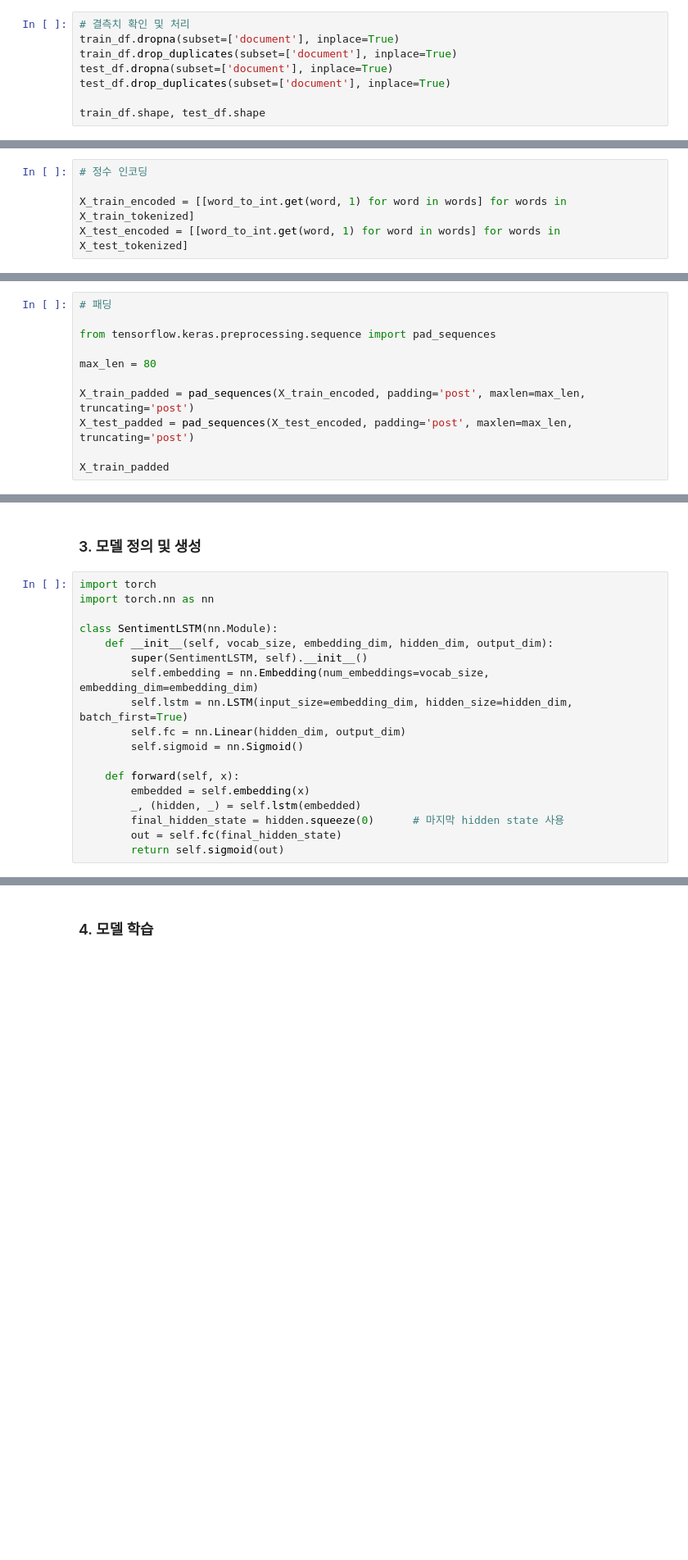
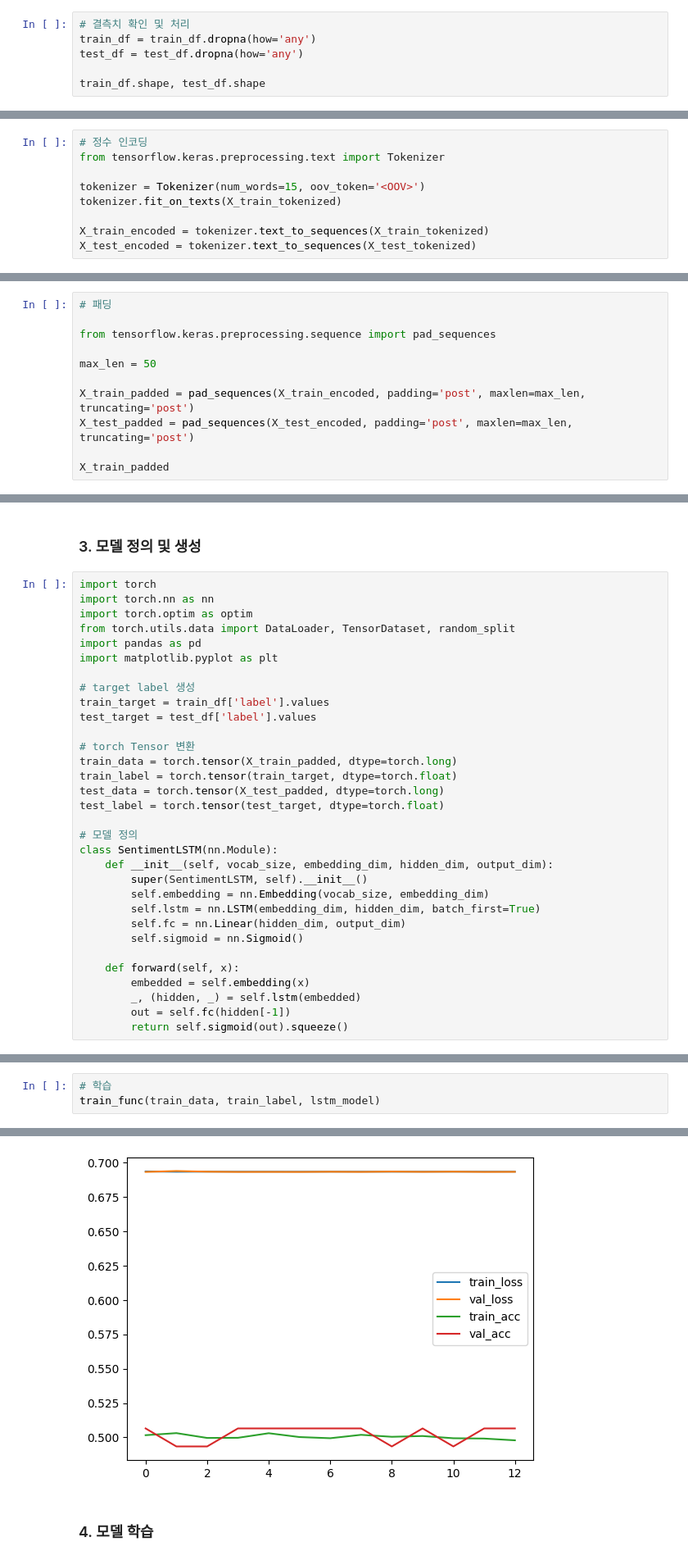
Before and after one commit to minjeon/Sentiment_Analysis, a Jupyter notebook: practice.ipynb, the cells around one changed output, grey strips where cells are left out. Shown: that part at 82% size. Drawn from its saved outputs; the diff is of its cells as text; blank space fills up the shorter version.

```diff
--- a/practice.ipynb
+++ b/practice.ipynb
@@ -33,10 +33,8 @@ display(test_df.head())
 ### 2. 데이터 전처리
 # %%
 # 결측치 확인 및 처리
-train_df.dropna(subset=['document'], inplace=True)
-train_df.drop_duplicates(subset=['document'], inplace=True)
-test_df.dropna(subset=['document'], inplace=True)
-test_df.drop_duplicates(subset=['document'], inplace=True)
+train_df = train_df.dropna(how='any')
+test_df = test_df.dropna(how='any')
 
 train_df.shape, test_df.shape
 # %% [output]
@@ -132,9 +139,13 @@ word_to_int
  ...}
 # %%
 # 정수 인코딩
+from tensorflow.keras.preprocessing.text import Tokenizer
 
-X_train_encoded = [[word_to_int.get(word, 1) for word in words] for words in X_train_tokenized]
-X_test_encoded = [[word_to_int.get(word, 1) for word in words] for words in X_test_tokenized]
+tokenizer = Tokenizer(num_words=15, oov_token='<OOV>')
+tokenizer.fit_on_texts(X_train_tokenized)
+
+X_train_encoded = tokenizer.text_to_sequences(X_train_tokenized)
+X_test_encoded = tokenizer.text_to_sequences(X_test_tokenized)
 # %%
 X_train_encoded
 # %% [output]
@@ -160,7 +171,7 @@ X_train_encoded
 
 from tensorflow.keras.preprocessing.sequence import pad_sequences
 
-max_len = 80
+max_len = 50
 
 X_train_padded = pad_sequences(X_train_encoded, padding='post', maxlen=max_len, truncating='post')
 X_test_padded = pad_sequences(X_test_encoded, padding='post', maxlen=max_len, truncating='post')
@@ -179,19 +190,33 @@ array([[ 9876, 11444,    16, ...,     0,     0,     0],
 # %%
 import torch
 import torch.nn as nn
+import torch.optim as optim
+from torch.utils.data import DataLoader, TensorDataset, random_split
+import pandas as pd
+import matplotlib.pyplot as plt
 
+# target label 생성
+train_target = train_df['label'].values
+test_target = test_df['label'].values
+
+# torch Tensor 변환
+train_data = torch.tensor(X_train_padded, dtype=torch.long)
+train_label = torch.tensor(train_target, dtype=torch.float)
+test_data = torch.tensor(X_test_padded, dtype=torch.long)
+test_label = torch.tensor(test_target, dtype=torch.float)
+
+# 모델 정의
 class SentimentLSTM(nn.Module):
     def __init__(self, vocab_size, embedding_dim, hidden_dim, output_dim):
         super(SentimentLSTM, self).__init__()
-        self.embedding = nn.Embedding(num_embeddings=vocab_size, embedding_dim=embedding_dim)
-        self.lstm = nn.LSTM(input_size=embedding_dim, hidden_size=hidden_dim, batch_first=True)
+        self.embedding = nn.Embedding(vocab_size, embedding_dim)
+        self.lstm = nn.LSTM(embedding_dim, hidden_dim, batch_first=True)
         self.fc = nn.Linear(hidden_dim, output_dim)
         self.sigmoid = nn.Sigmoid()
 
     def forward(self, x):
         embedded = self.embedding(x)
         _, (hidden, _) = self.lstm(embedded)
-        final_hidden_state = hidden.squeeze(0)      # 마지막 hidden state 사용
-        out = self.fc(final_hidden_state)
-        return self.sigmoid(out)
+        out = self.fc(hidden[-1])
+        return self.sigmoid(out).squeeze()
 # %%
@@ -212,0 +330,4 @@ optimizer = optim.Adam(lstm_model.parameters(), lr=0.001)
+# %%
+# 학습
+train_func(train_data, train_label, lstm_model)
+# %% [output]
@@ -213,3 +348,4 @@ optimizer = optim.Adam(lstm_model.parameters(), lr=0.001)
+[figure, added]
 # %% [markdown]
 ### 4. 모델 학습
 # %%
```
Also changed, not shown: parts of 14 cells of this notebook.
